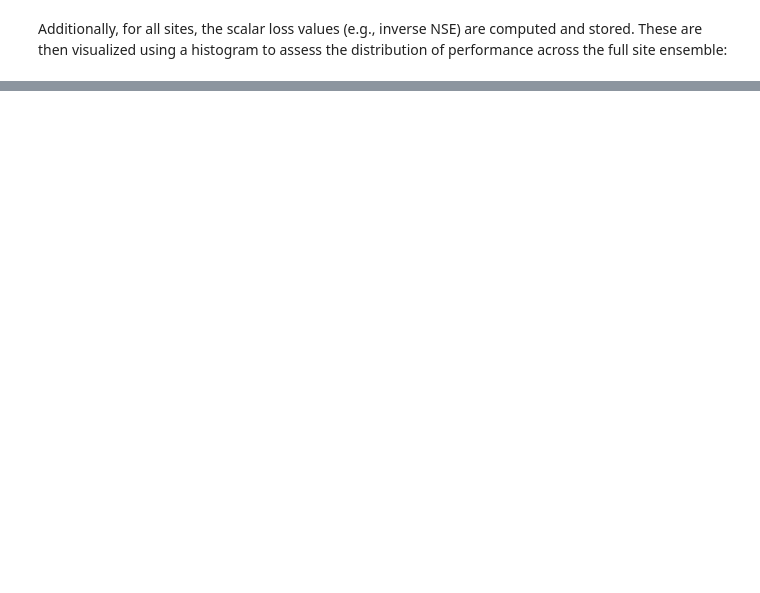
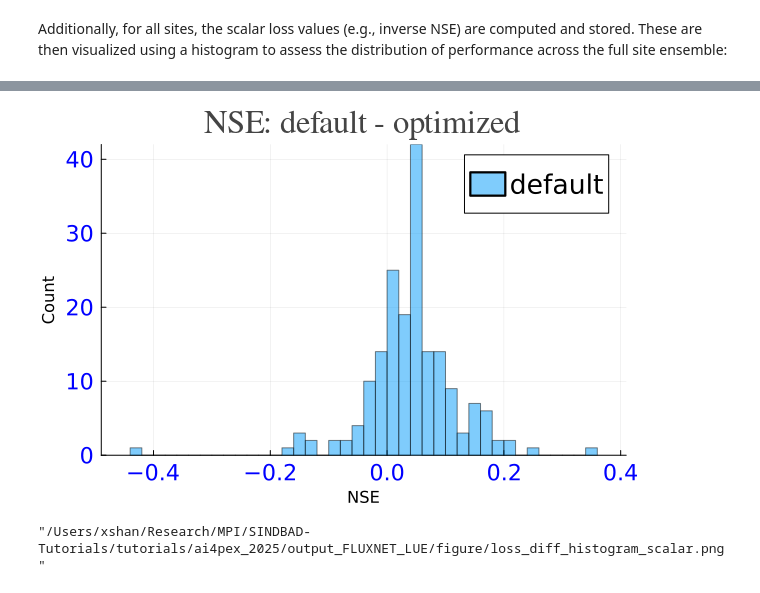
Before and after one commit to lukasschirren/SINDBAD-Tutorials, a Jupyter notebook: tutorials/ai4pex_2025/LUE_inversion_XuShan.ipynb, the cells around one changed output, grey strips where cells are left out. Cells and saved outputs as stored; diff of their text form; code cells hidden in the pictures; blank space fills up the shorter version.

```diff
--- a/tutorials/ai4pex_2025/LUE_inversion_XuShan.ipynb
+++ b/tutorials/ai4pex_2025/LUE_inversion_XuShan.ipynb
@@ -410 +414,23 @@ Excessive output truncated after 524432 bytes.
 "/Users/xshan/Research/MPI/SINDBAD-Tutorials/tutorials/ai4pex_2025/output_FLUXNET_LUE/figure/loss_histogram_scalar.png"
+# %%
+# now plot histogram of scalar losses
+h2 = histogram(
+  t_loss_def .- t_loss_opt,
+  bins = 50,
+  alpha = 0.5,
+  label = "default",
+  xlabel = "NSE",
+  ylabel = "Count",
+  title = "NSE: default - optimized"
+)
+# histogram!(
+#   t_loss_opt,
+#   bins = 50,
+#   alpha = 0.5,
+#   label = "optimized"
+# )
+display(h2)
+savefig(joinpath(info.output.dirs.figure, "loss_diff_histogram_scalar.png"))
+# %% [output]
+[figure, added]
+"/Users/xshan/Research/MPI/SINDBAD-Tutorials/tutorials/ai4pex_2025/output_FLUXNET_LUE/figure/loss_diff_histogram_scalar.png"
```
Also changed, not shown: parts of 6 cells of this notebook.
